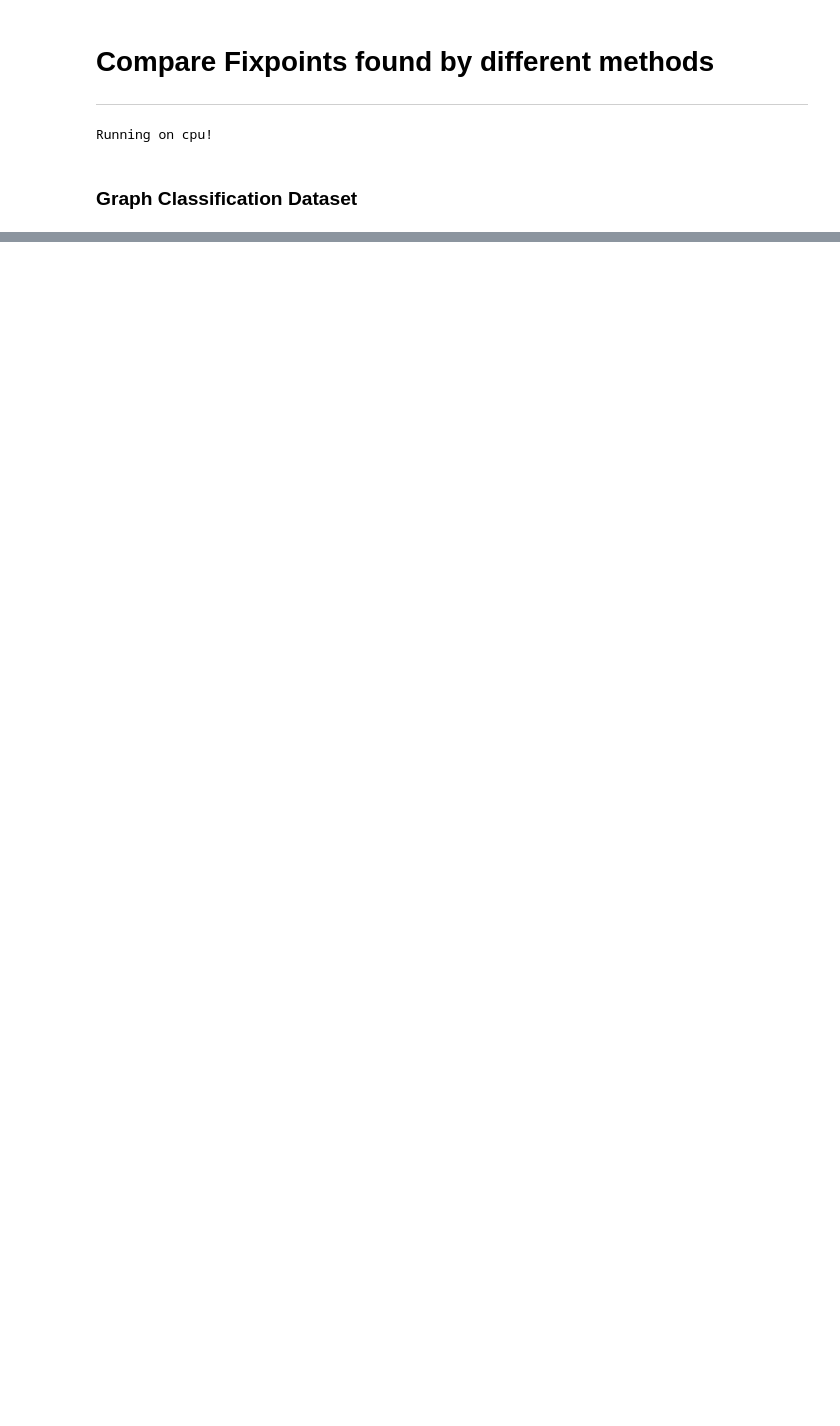
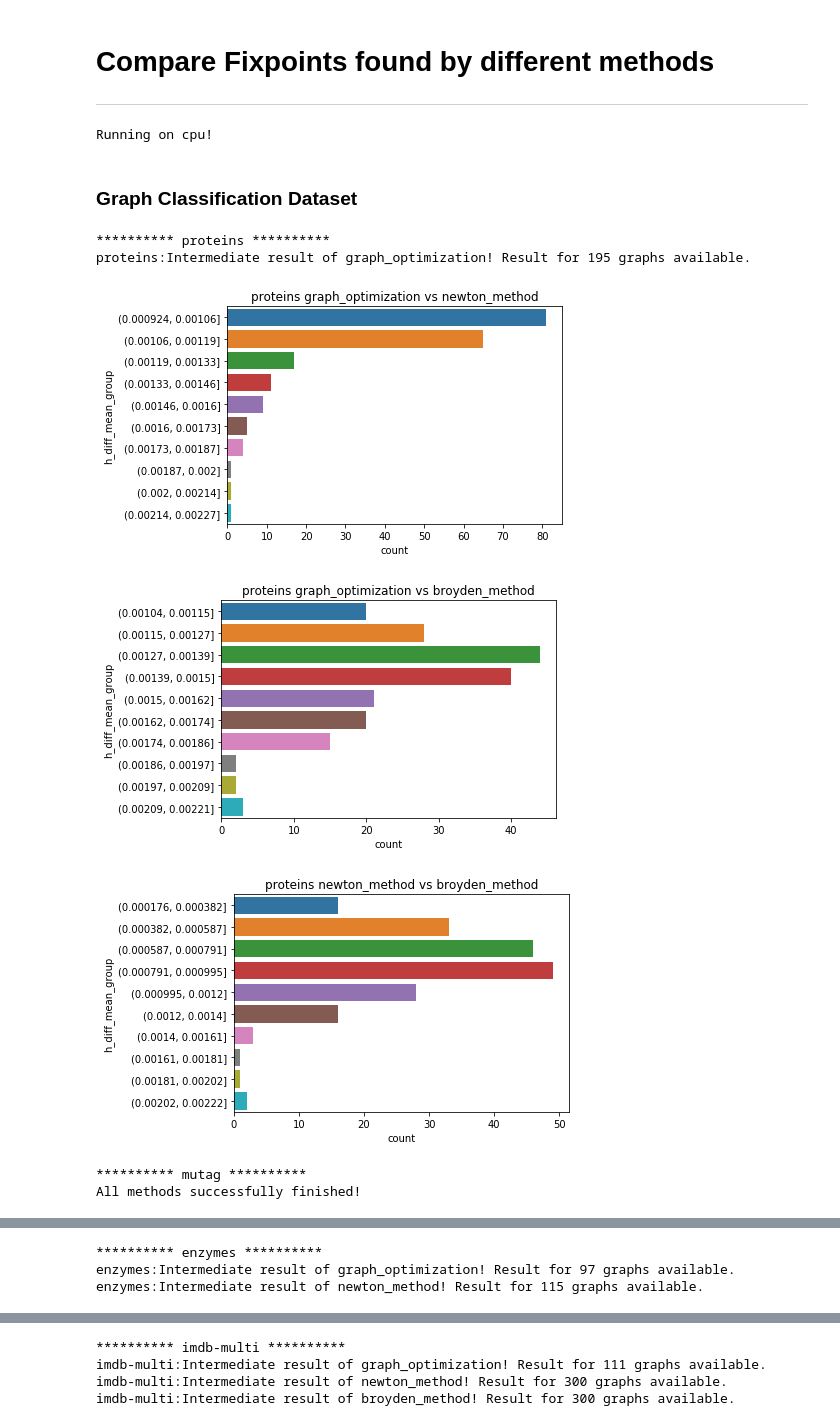
Before and after one commit to wwwfan628/gnn_visualization, a Jupyter notebook: notebook/compare_fixpoint.ipynb, the cells around one changed output, grey strips where cells are left out. Drawn from its saved outputs; the diff is of its cells as text; code cells hidden in the pictures; blank space fills up the shorter version.

```diff
--- a/notebook/compare_fixpoint.ipynb
+++ b/notebook/compare_fixpoint.ipynb
@@ -26,13 +27,13 @@ methods = ['graph_optimization','newton_method','broyden_method']
 # %% [markdown]
 ### Graph Classification Dataset
 # %%
-datasets_graph = ['aids','reddit-binary','imdb-binary','proteins','mutag','enzymes','imdb-multi','msrc_9']
+datasets_graph = ['proteins','mutag','enzymes','imdb-multi']
 # %%
 # read data from file
 H_graph = []
 for dataset in datasets_graph:
     for method in methods:
-        path = '../src/outputs/H_' + dataset + '_' + method + '.pkl'
+        path = '../src/outputs/H_tu_' + dataset + '_' + method + '.pkl'
         file = os.path.join(os.getcwd(), path)
         h = torch.load(file,map_location=device)
         H_graph.append(h)
@@ -44,33 +45,41 @@ for i in np.arange(len(H_graph)):
         print('********** '+dataset_name+' **********')
 
         # check if result is saved before return to main
         config_path = '../src/configs/tu_' + dataset_name + '.yaml'
-        config_file = os.path.join(os.getcwd(), path)
+        config_file = os.path.join(os.getcwd(), config_path)
         with open(config_file, 'r') as f:
             config = yaml.load(f, Loader=yaml.FullLoader)
-        training_set_len = int(config[dataset_len] * config[train_ratio])
+        training_set_len = int(config['dataset_len'] * config['train_ratio'])
         length = training_set_len
         for j in np.arange(len(methods)):
             if len(H_graph[i+j])<training_set_len:
                 print("{}:Intermediate result of {}! Result for {} graphs available.".format(dataset_name,methods[j],len(H_graph[i+j])))
                 length = min(length,len(H_graph[i+j]))
         if length==training_set_len:
             print("All methods successfully finished!")
 
         for j in np.arange(len(methods)):
             H_graph[i+j] = H_graph[i+j][:length]
 
         # calculate and plot difference between different methods
         for m in np.arange(len(methods)):
             for n in np.arange(len(methods)):
                 if n>m:
                     h_diff_mean = np.zeros(length)
                     for l in np.arange(length):
-                        h_diff_mean[l] = np.mean(np.abs(H_graph[i+m][l]-H_graph[i+n][l]))
+                        h_diff_mean[l] = torch.mean(torch.abs(H_graph[i+m][l]-H_graph[i+n][l])).numpy()
                         df_h_diff = pd.DataFrame({'graph_id': np.arange(length),
                                                 'h_diff_mean': h_diff_mean})
 
                     df_h_diff['h_diff_mean_group'] = pd.cut(df_h_diff['h_diff_mean'],10)
                     plt.title(dataset_name+' '+ methods[m]+' vs '+ methods[n])
                     sns.countplot(y = 'h_diff_mean_group', data = df_h_diff)
                     plt.show()
+# %% [output]
+********** proteins **********
+proteins:Intermediate result of graph_optimization! Result for 195 graphs available.
+[figure, added]
+[figure, added]
+[figure, added]
+********** mutag **********
+All methods successfully finished!
@@ -76,0 +89,3 @@ for i in np.arange(len(H_graph)):
+********** enzymes **********
+enzymes:Intermediate result of graph_optimization! Result for 97 graphs available.
+enzymes:Intermediate result of newton_method! Result for 115 graphs available.
@@ -76,0 +95,4 @@ for i in np.arange(len(H_graph)):
+********** imdb-multi **********
+imdb-multi:Intermediate result of graph_optimization! Result for 111 graphs available.
+imdb-multi:Intermediate result of newton_method! Result for 300 graphs available.
+imdb-multi:Intermediate result of broyden_method! Result for 300 graphs available.
```
Also changed, not shown: parts of 3 cells of this notebook, 5 other files.
